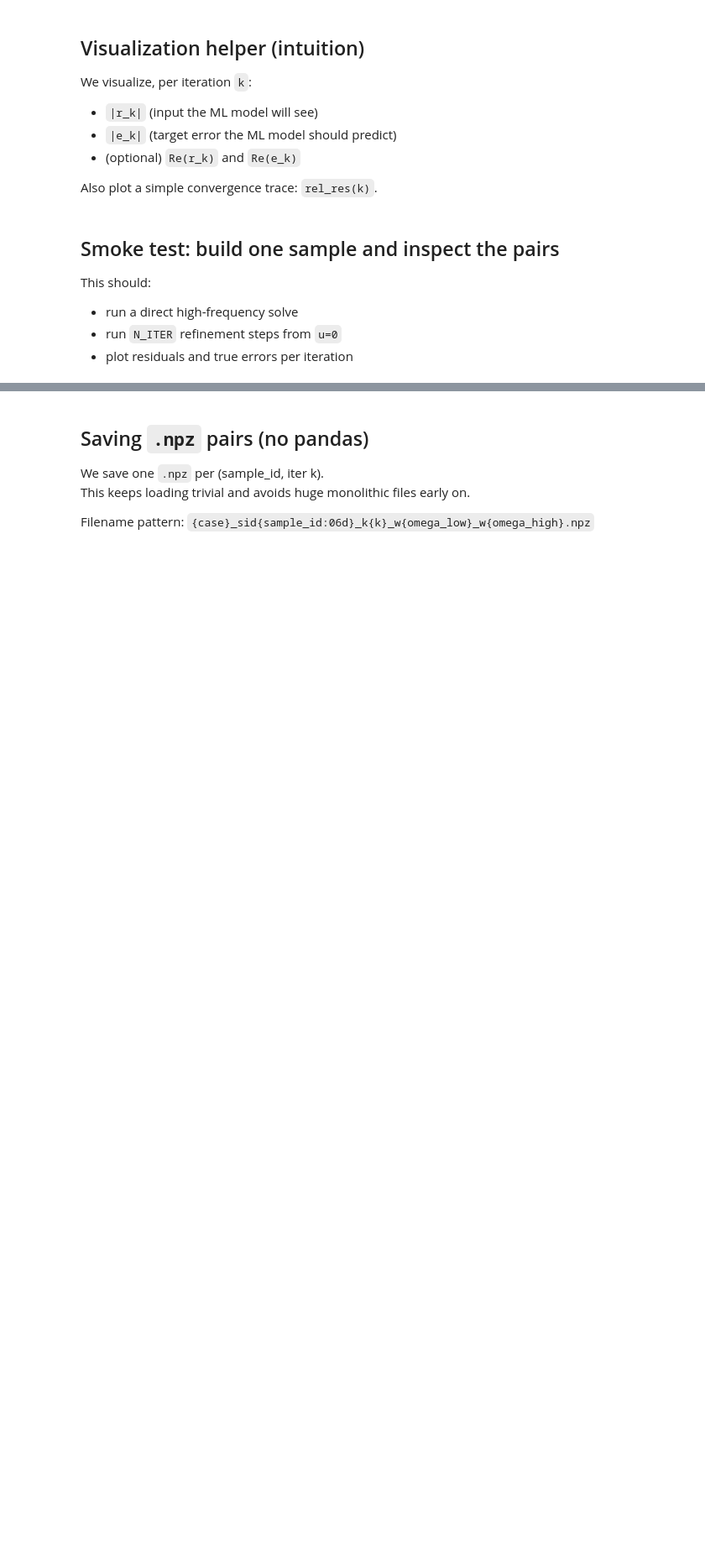
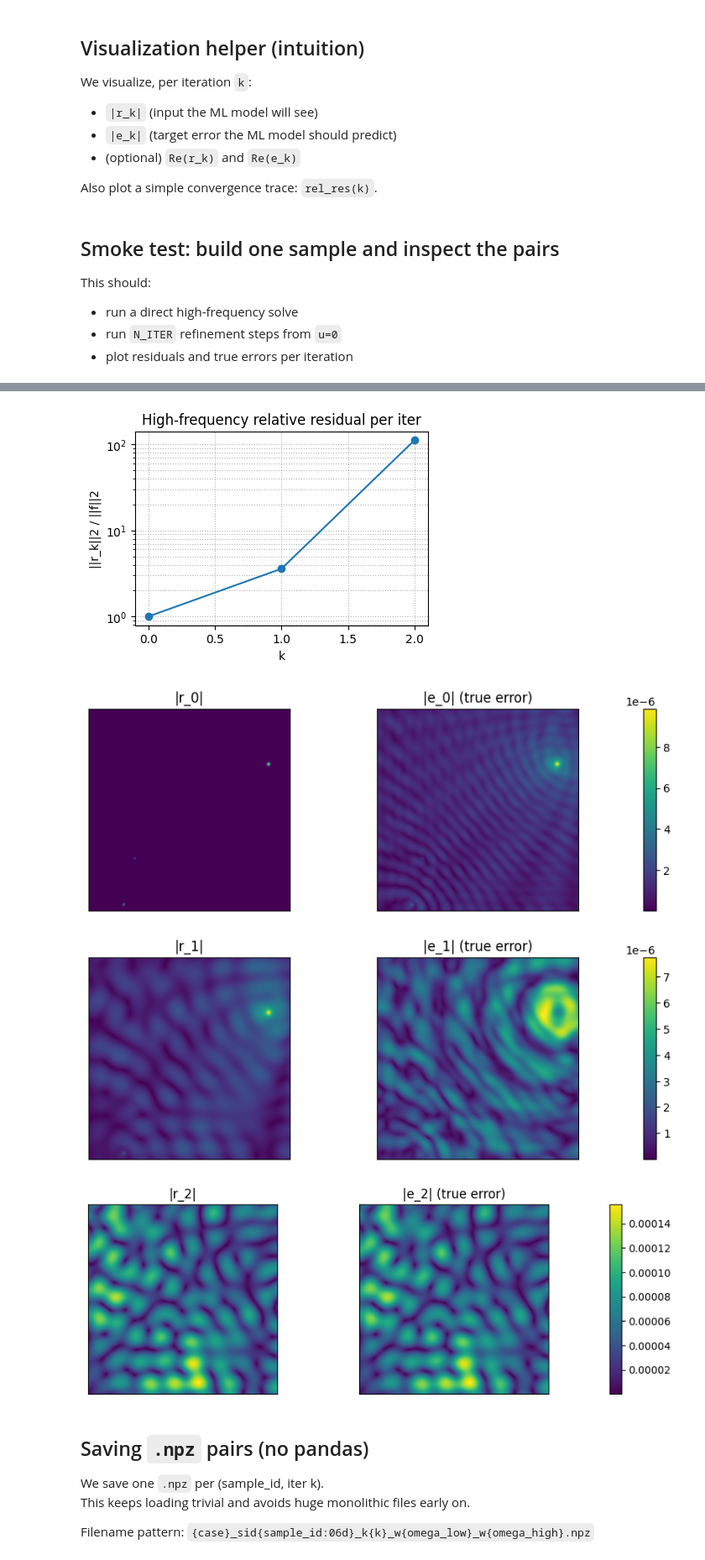
Before and after one commit to fkiewiet/Freq2Trans, a Jupyter notebook: experiments/F_Dataset_res-to-error.ipynb, the cells around one changed output, grey strips where cells are left out. Shown at 84% size. Drawn from its saved outputs; the diff is of its cells as text; code cells hidden in the pictures; blank space fills up the shorter version.

```diff
--- a/experiments/F_Dataset_res-to-error.ipynb
+++ b/experiments/F_Dataset_res-to-error.ipynb
@@ -295,3 +325,10 @@ plot_iter_pairs(pairs, show_real=False)
+# %%
+plot_iter_pairs(pairs, show_real=False)
+# %% [output]
+[figure, added]
+[figure, added]
+[figure, added]
+[figure, added]
 # %% [markdown]
 ## Saving `.npz` pairs (no pandas)
 
```
Also changed, not shown: parts of 2 cells of this notebook, 11 other files.
